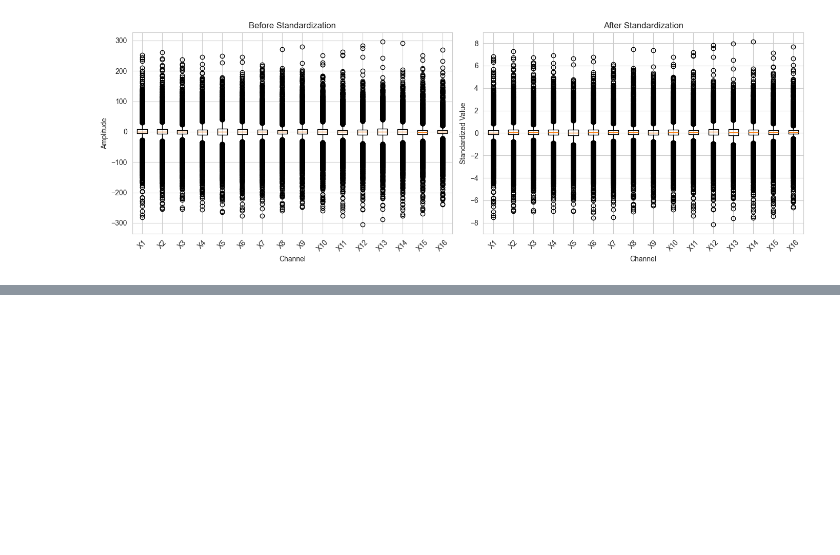
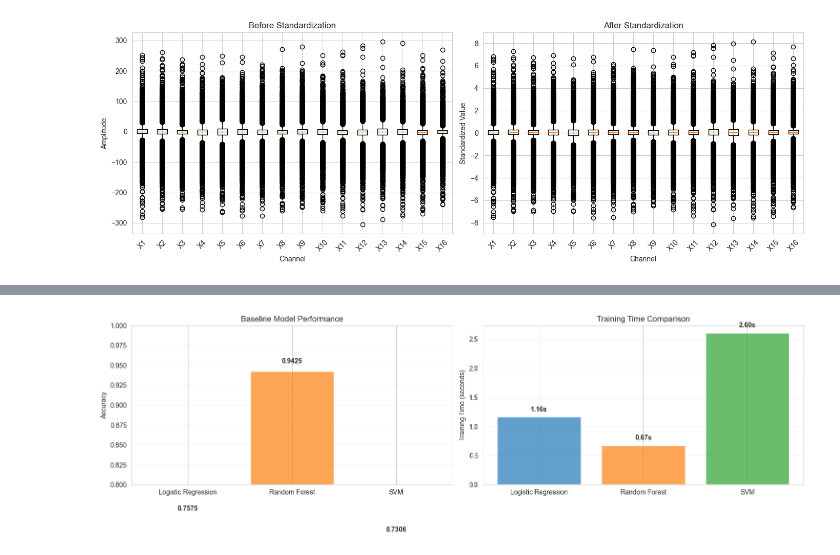
Before and after one commit to Joy-Dorcas/Epileptic-Seizure-Classification, a Jupyter notebook: beed.ipynb, the cells around one changed output, grey strips where cells are left out. Cells and saved outputs as stored; diff of their text form; code cells hidden in the pictures; blank space fills up the shorter version.

```diff
--- a/beed.ipynb
+++ b/beed.ipynb
@@ -440,0 +525,97 @@ Epochs completed:  41%| ████▏      207/500 [00:12]
+# %%
+# BASELINE MODELS FOR COMPARISON
+from sklearn.linear_model import LogisticRegression
+from sklearn.ensemble import RandomForestClassifier
+from sklearn.svm import SVC
+from sklearn.metrics import accuracy_score, classification_report, confusion_matrix
+import time
+
+print("Training Baseline Models")
+
+# Dictionary to store results
+baseline_results = {}
+
+# 1. Logistic Regression
+print("1. Training Logistic Regression...")
+start_time = time.time()
+lr_model = LogisticRegression(max_iter=1000, random_state=42, multi_class='multinomial')
+lr_model.fit(X_train_combined, y_train)
+lr_pred = lr_model.predict(X_test_combined)
+lr_acc = accuracy_score(y_test, lr_pred)
+lr_time = time.time() - start_time
+baseline_results['Logistic Regression'] = {'accuracy': lr_acc, 'time': lr_time, 'predictions': lr_pred}
+print(f"   Accuracy: {lr_acc:.4f} | Time: {lr_time:.2f}s")
+
+# 2. Random Forest
+print("2. Training Random Forest...")
+start_time = time.time()
+rf_model = RandomForestClassifier(n_estimators=100, random_state=42, n_jobs=-1)
+rf_model.fit(X_train_combined, y_train)
+rf_pred = rf_model.predict(X_test_combined)
+rf_acc = accuracy_score(y_test, rf_pred)
+rf_time = time.time() - start_time
+baseline_results['Random Forest'] = {'accuracy': rf_acc, 'time': rf_time, 'predictions': rf_pred}
+print(f"   Accuracy: {rf_acc:.4f} | Time: {rf_time:.2f}s\n")
+
+# 3. Support Vector Machine
+print("3. Training SVM...")
+start_time = time.time()
+svm_model = SVC(kernel='rbf', random_state=42)
+svm_model.fit(X_train_combined, y_train)
+svm_pred = svm_model.predict(X_test_combined)
+svm_acc = accuracy_score(y_test, svm_pred)
+svm_time = time.time() - start_time
+baseline_results['SVM'] = {'accuracy': svm_acc, 'time': svm_time, 'predictions': svm_pred}
+print(f"   Accuracy: {svm_acc:.4f} | Time: {svm_time:.2f}s\n")
+
+# Visualize baseline results
+fig, axes = plt.subplots(1, 2, figsize=(15, 5))
+
+# Accuracy comparison
+models = list(baseline_results.keys())
+accuracies = [baseline_results[m]['accuracy'] for m in models]
+colors = ['#1f77b4', '#ff7f0e', '#2ca02c']
+
+axes[0].bar(models, accuracies, color=colors, alpha=0.7)
+axes[0].set_ylabel('Accuracy')
+axes[0].set_title('Baseline Model Performance')
+axes[0].set_ylim([0.8, 1.0])
+axes[0].grid(True, alpha=0.3, axis='y')
+for i, (model, acc) in enumerate(zip(models, accuracies)):
+    axes[0].text(i, acc + 0.01, f'{acc:.4f}', ha='center', fontweight='bold')
+
+# Training time comparison
+times = [baseline_results[m]['time'] for m in models]
+axes[1].bar(models, times, color=colors, alpha=0.7)
+axes[1].set_ylabel('Training Time (seconds)')
+axes[1].set_title('Training Time Comparison')
+axes[1].grid(True, alpha=0.3, axis='y')
+for i, (model, t) in enumerate(zip(models, times)):
+    axes[1].text(i, t + 0.1, f'{t:.2f}s', ha='center', fontweight='bold')
+
+plt.tight_layout()
+plt.show()
+
+# Detailed classification report for best baseline model
+best_model = max(baseline_results.items(), key=lambda x: x[1]['accuracy'])
+print(f"Best Baseline Model: {best_model[0]} ")
+print(f"Accuracy: {best_model[1]['accuracy']:.4f}\n")
+print("Classification Report:")
+print(classification_report(y_test, best_model[1]['predictions'],
+                          target_names=['Healthy', 'Generalized', 'Focal', 'Seizure Events']))
+
+# Confusion matrix
+cm = confusion_matrix(y_test, best_model[1]['predictions'])
+plt.figure(figsize=(8, 6))
+sns.heatmap(cm, annot=True, fmt='d', cmap='Blues',
+            xticklabels=['Healthy', 'Generalized', 'Focal', 'Seizure Events'],
+            yticklabels=['Healthy', 'Generalized', 'Focal', 'Seizure Events'])
+plt.ylabel('True Label')
+plt.xlabel('Predicted Label')
+plt.title(f'Confusion Matrix - {best_model[0]}')
+plt.tight_layout()
+plt.show()
+
+print("\n✓ Baseline models trained successfully!")
+print("These results will serve as benchmarks for the SeqBoostNet model.")
+# %% [output]
@@ -440,0 +630 @@ Epochs completed:  41%| ████▏      207/500 [00:12]
+[figure, added]
```
Also changed, not shown: parts of 7 cells of this notebook.
